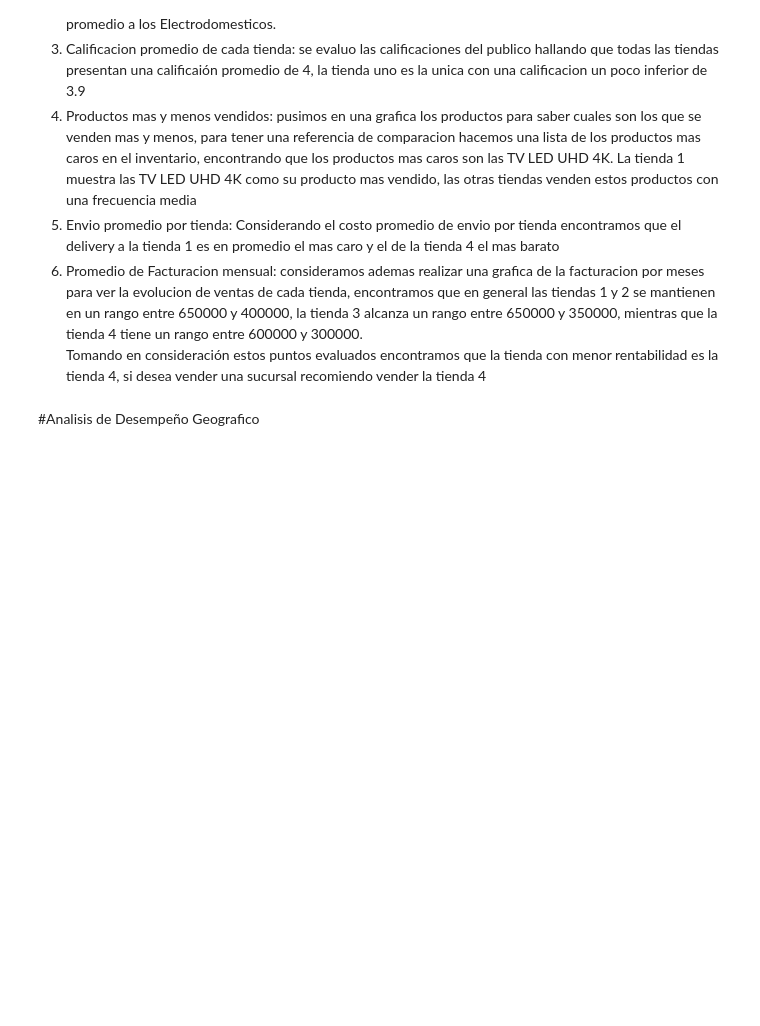
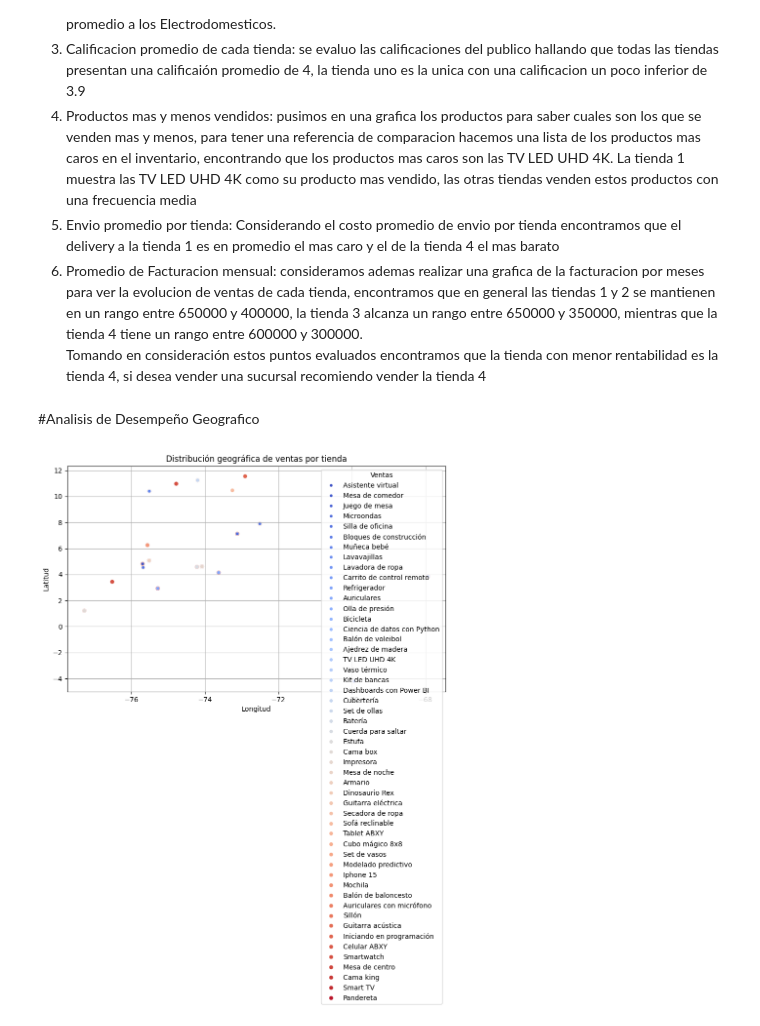
Before and after one commit to taniagoa/Primer-challenge-DC, a Jupyter notebook: AluraStoreLatam.ipynb, the cells around one changed output. Saved outputs shown, nothing was run; the diff lists cells and outputs as text; code cells hidden in the pictures; blank space fills up the shorter version.

```diff
--- a/AluraStoreLatam.ipynb
+++ b/AluraStoreLatam.ipynb
@@ -303,3 +303,17 @@ La tienda 1 muestra las TV LED UHD 4K como su producto mas vendido, las otras ti
 Tomando en consideración estos puntos evaluados encontramos que la tienda con menor rentabilidad es la tienda 4, si desea vender una sucursal recomiendo vender la tienda 4
 # %% [markdown]
 #Analisis de Desempeño Geografico
+# %%
+import seaborn as sns
+import matplotlib.pyplot as plt
+
+plt.figure(figsize=(10, 6))
+scatter = sns.scatterplot(data=tienda, x='lon', y='lat', size='Producto', hue='Producto', palette='coolwarm', sizes=(40, 20), legend='brief')
+plt.title('Distribución geográfica de ventas por tienda')
+plt.xlabel('Longitud')
+plt.ylabel('Latitud')
+plt.legend(title='Ventas')
+plt.grid(True)
+plt.show()
+# %% [output]
+[figure, added]
```
